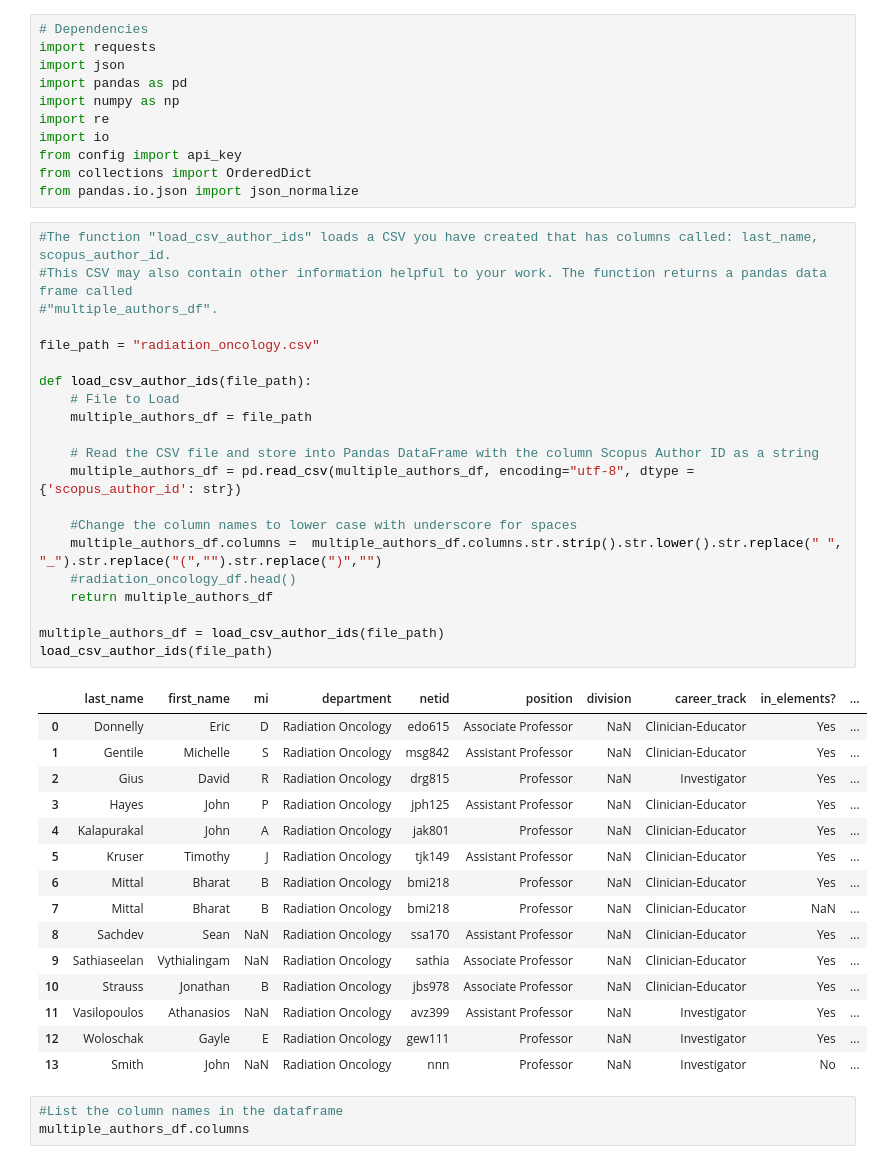
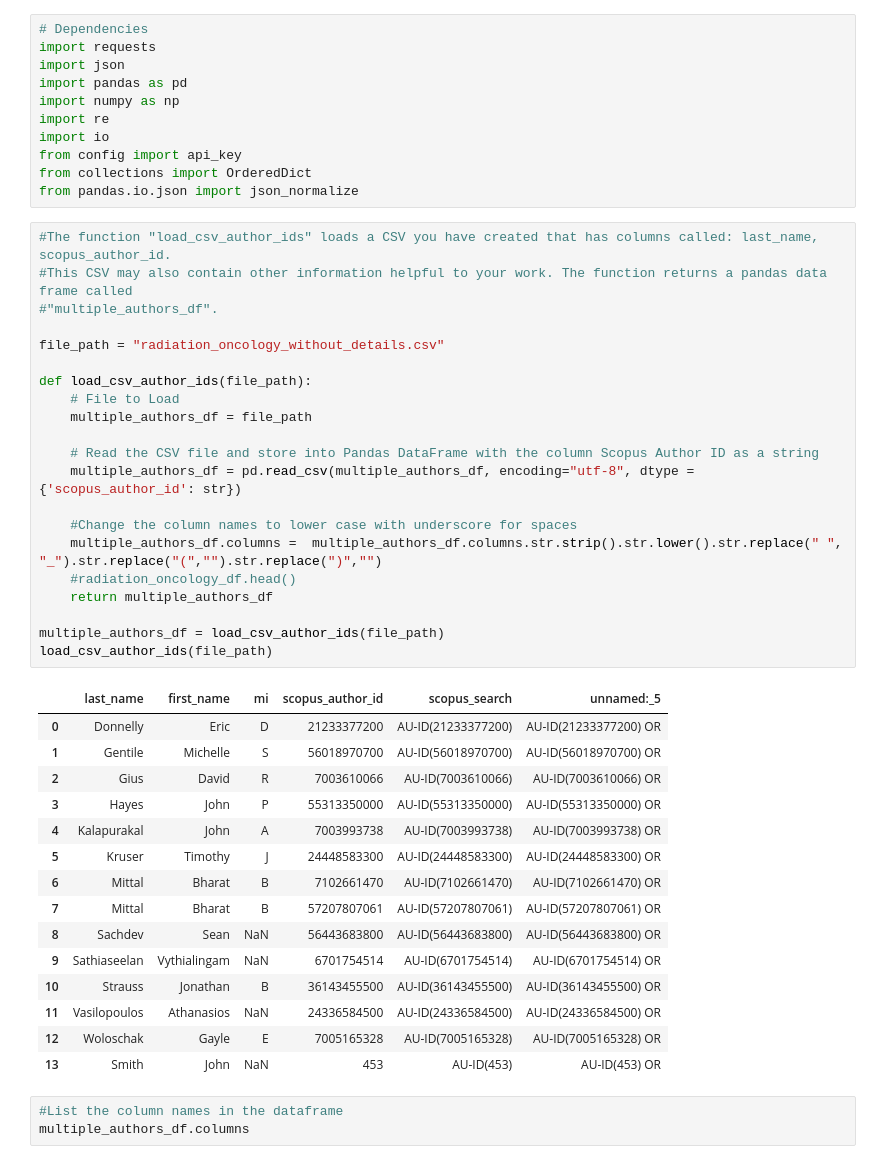
Before and after one commit to kglibrarian/scopusAPIrequests, a Jupyter notebook: MultipleAuthorAPIRequests.ipynb, the cells around one changed output. Drawn from its saved outputs; the diff is of its cells as text.

Commit message:
changed file name

```diff
--- a/MultipleAuthorAPIRequests.ipynb
+++ b/MultipleAuthorAPIRequests.ipynb
@@ -14,40 +14,40 @@ from pandas.io.json import json_normalize
 # %%
 #The function "load_csv_author_ids" loads a CSV you have created that has columns called: last_name, scopus_author_id.
 #This CSV may also contain other information helpful to your work. The function returns a pandas data frame called
 #"multiple_authors_df".
 
-file_path = "radiation_oncology.csv"
+file_path = "radiation_oncology_without_details.csv"
 
 def load_csv_author_ids(file_path):
     # File to Load
     multiple_authors_df = file_path
 
     # Read the CSV file and store into Pandas DataFrame with the column Scopus Author ID as a string
     multiple_authors_df = pd.read_csv(multiple_authors_df, encoding="utf-8", dtype ={'scopus_author_id': str})
 
     #Change the column names to lower case with underscore for spaces
     multiple_authors_df.columns =  multiple_authors_df.columns.str.strip().str.lower().str.replace(" ", "_").str.replace("(","").str.replace(")","")
     #radiation_oncology_df.head()
     return multiple_authors_df
 
 multiple_authors_df = load_csv_author_ids(file_path)
 load_csv_author_ids(file_path)
 # %% [output]
-|  | last_name | first_name | mi | department | netid | position | division | career_track | in_elements? | ... |
-| 0 | Donnelly | Eric | D | Radiation Oncology | edo615 | Associate Professor | NaN | Clinician-Educator | Yes | ... |
-| 1 | Gentile | Michelle | S | Radiation Oncology | msg842 | Assistant Professor | NaN | Clinician-Educator | Yes | ... |
-| 2 | Gius | David | R | Radiation Oncology | drg815 | Professor | NaN | Investigator | Yes | ... |
-| 3 | Hayes | John | P | Radiation Oncology | jph125 | Assistant Professor | NaN | Clinician-Educator | Yes | ... |
-| 4 | Kalapurakal | John | A | Radiation Oncology | jak801 | Professor | NaN | Clinician-Educator | Yes | ... |
-| 5 | Kruser | Timothy | J | Radiation Oncology | tjk149 | Assistant Professor | NaN | Clinician-Educator | Yes | ... |
-| 6 | Mittal | Bharat | B | Radiation Oncology | bmi218 | Professor | NaN | Clinician-Educator | Yes | ... |
-| 7 | Mittal | Bharat | B | Radiation Oncology | bmi218 | Professor | NaN | Clinician-Educator | NaN | ... |
-| 8 | Sachdev | Sean | NaN | Radiation Oncology | ssa170 | Assistant Professor | NaN | Clinician-Educator | Yes | ... |
-| 9 | Sathiaseelan | Vythialingam | NaN | Radiation Oncology | sathia | Associate Professor | NaN | Clinician-Educator | Yes | ... |
-| 10 | Strauss | Jonathan | B | Radiation Oncology | jbs978 | Associate Professor | NaN | Clinician-Educator | Yes | ... |
-| 11 | Vasilopoulos | Athanasios | NaN | Radiation Oncology | avz399 | Assistant Professor | NaN | Investigator | Yes | ... |
-| 12 | Woloschak | Gayle | E | Radiation Oncology | gew111 | Professor | NaN | Investigator | Yes | ... |
-| 13 | Smith | John | NaN | Radiation Oncology | nnn | Professor | NaN | Investigator | No | ... |
+|  | last_name | first_name | mi | scopus_author_id | scopus_search | unnamed:_5 |
+| 0 | Donnelly | Eric | D | 21233377200 | AU-ID(21233377200) | AU-ID(21233377200) OR |
+| 1 | Gentile | Michelle | S | 56018970700 | AU-ID(56018970700) | AU-ID(56018970700) OR |
+| 2 | Gius | David | R | 7003610066 | AU-ID(7003610066) | AU-ID(7003610066) OR |
+| 3 | Hayes | John | P | 55313350000 | AU-ID(55313350000) | AU-ID(55313350000) OR |
+| 4 | Kalapurakal | John | A | 7003993738 | AU-ID(7003993738) | AU-ID(7003993738) OR |
+| 5 | Kruser | Timothy | J | 24448583300 | AU-ID(24448583300) | AU-ID(24448583300) OR |
+| 6 | Mittal | Bharat | B | 7102661470 | AU-ID(7102661470) | AU-ID(7102661470) OR |
+| 7 | Mittal | Bharat | B | 57207807061 | AU-ID(57207807061) | AU-ID(57207807061) OR |
+| 8 | Sachdev | Sean | NaN | 56443683800 | AU-ID(56443683800) | AU-ID(56443683800) OR |
+| 9 | Sathiaseelan | Vythialingam | NaN | 6701754514 | AU-ID(6701754514) | AU-ID(6701754514) OR |
+| 10 | Strauss | Jonathan | B | 36143455500 | AU-ID(36143455500) | AU-ID(36143455500) OR |
+| 11 | Vasilopoulos | Athanasios | NaN | 24336584500 | AU-ID(24336584500) | AU-ID(24336584500) OR |
+| 12 | Woloschak | Gayle | E | 7005165328 | AU-ID(7005165328) | AU-ID(7005165328) OR |
+| 13 | Smith | John | NaN | 453 | AU-ID(453) | AU-ID(453) OR |
 # %%
 #List the column names in the dataframe
 multiple_authors_df.columns
```
